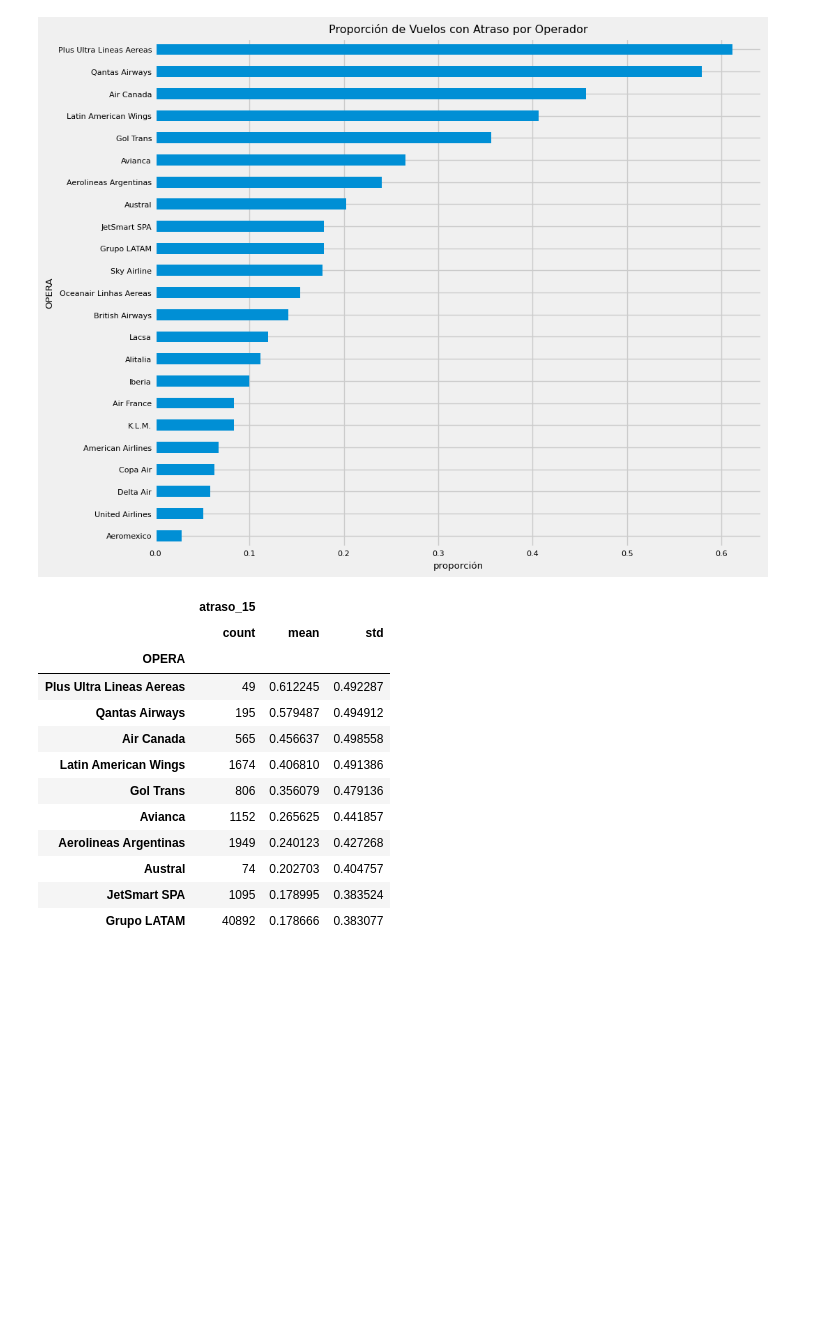
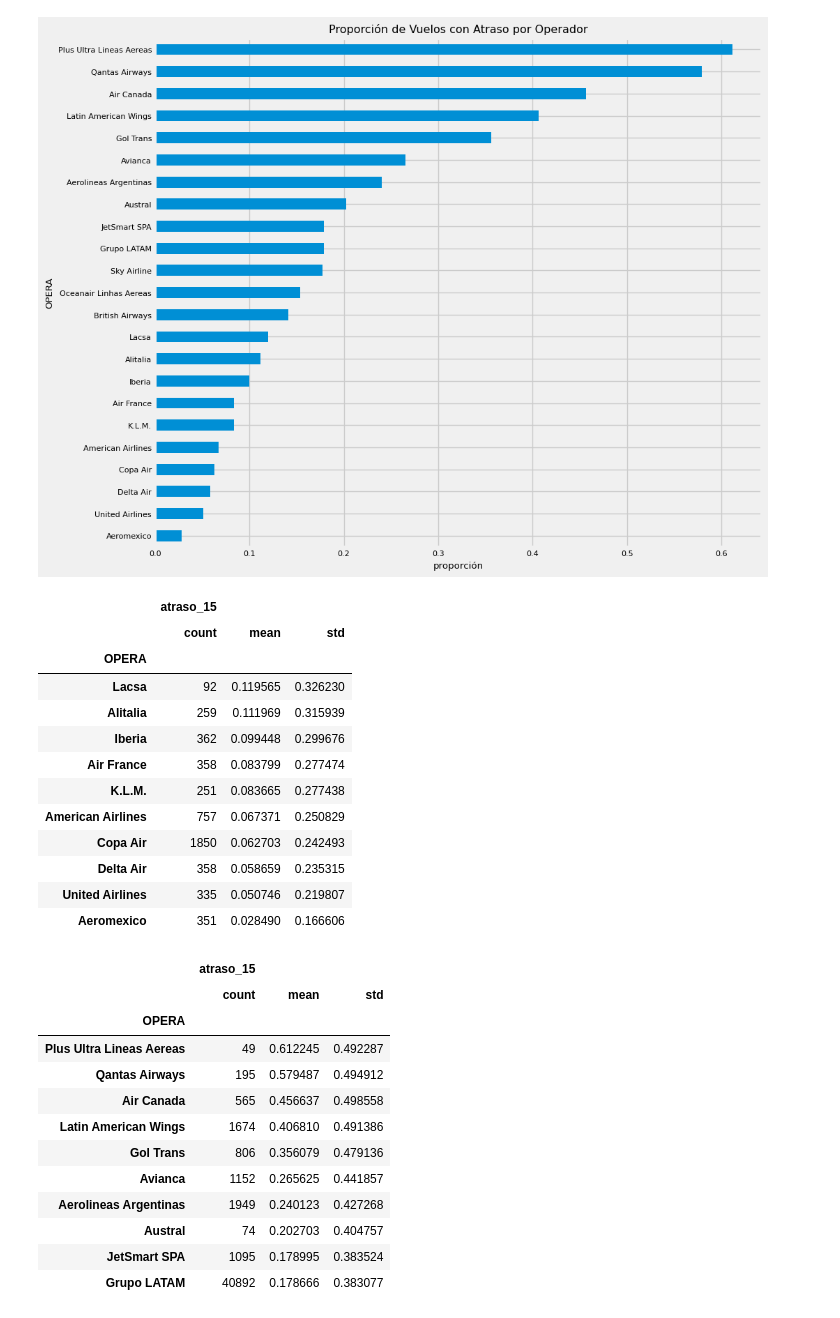
Before and after one commit to ignacioTapia95/neuralworks-challenge-data-scientist, a Jupyter notebook: notebooks/03_DELAY_ANALYSIS.ipynb, the cells around one changed output. Saved outputs shown, nothing was run; the diff lists cells and outputs as text; code cells hidden in the pictures; blank space fills up the shorter version.

```diff
--- a/notebooks/03_DELAY_ANALYSIS.ipynb
+++ b/notebooks/03_DELAY_ANALYSIS.ipynb
@@ -130,6 +136,22 @@ plt.savefig('results/img/02_DELAY_ANALYSIS_OPERADOR.png')
 plt.show()
 # %% [output]
 [figure]
+# %%
+storage['OPERA'].sort_values(('atraso_15',  'mean'), ascending=False).tail(10)
+# %% [output]
+|  | atraso_15 |  |  |
+|  | count | mean | std |
+| OPERA |  |  |  |
+| Lacsa | 92 | 0.119565 | 0.326230 |
+| Alitalia | 259 | 0.111969 | 0.315939 |
+| Iberia | 362 | 0.099448 | 0.299676 |
+| Air France | 358 | 0.083799 | 0.277474 |
+| K.L.M. | 251 | 0.083665 | 0.277438 |
+| American Airlines | 757 | 0.067371 | 0.250829 |
+| Copa Air | 1850 | 0.062703 | 0.242493 |
+| Delta Air | 358 | 0.058659 | 0.235315 |
+| United Airlines | 335 | 0.050746 | 0.219807 |
+| Aeromexico | 351 | 0.028490 | 0.166606 |
 # %%
 storage['OPERA'].sort_values(('atraso_15',  'mean'), ascending=False).head(10)
 # %% [output]
```
Also changed, not shown: parts of 1 cell of this notebook, 1 other file.
